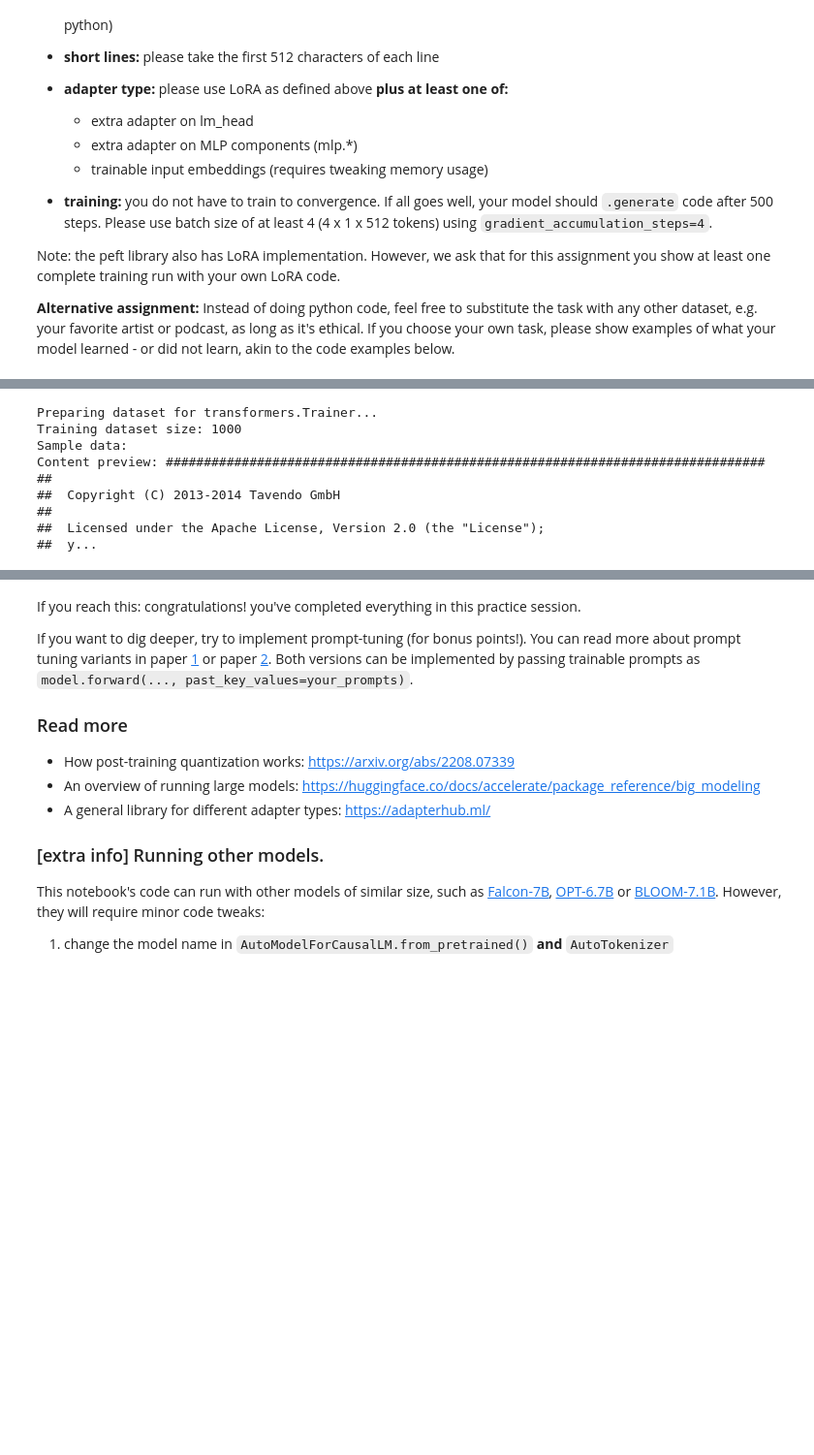
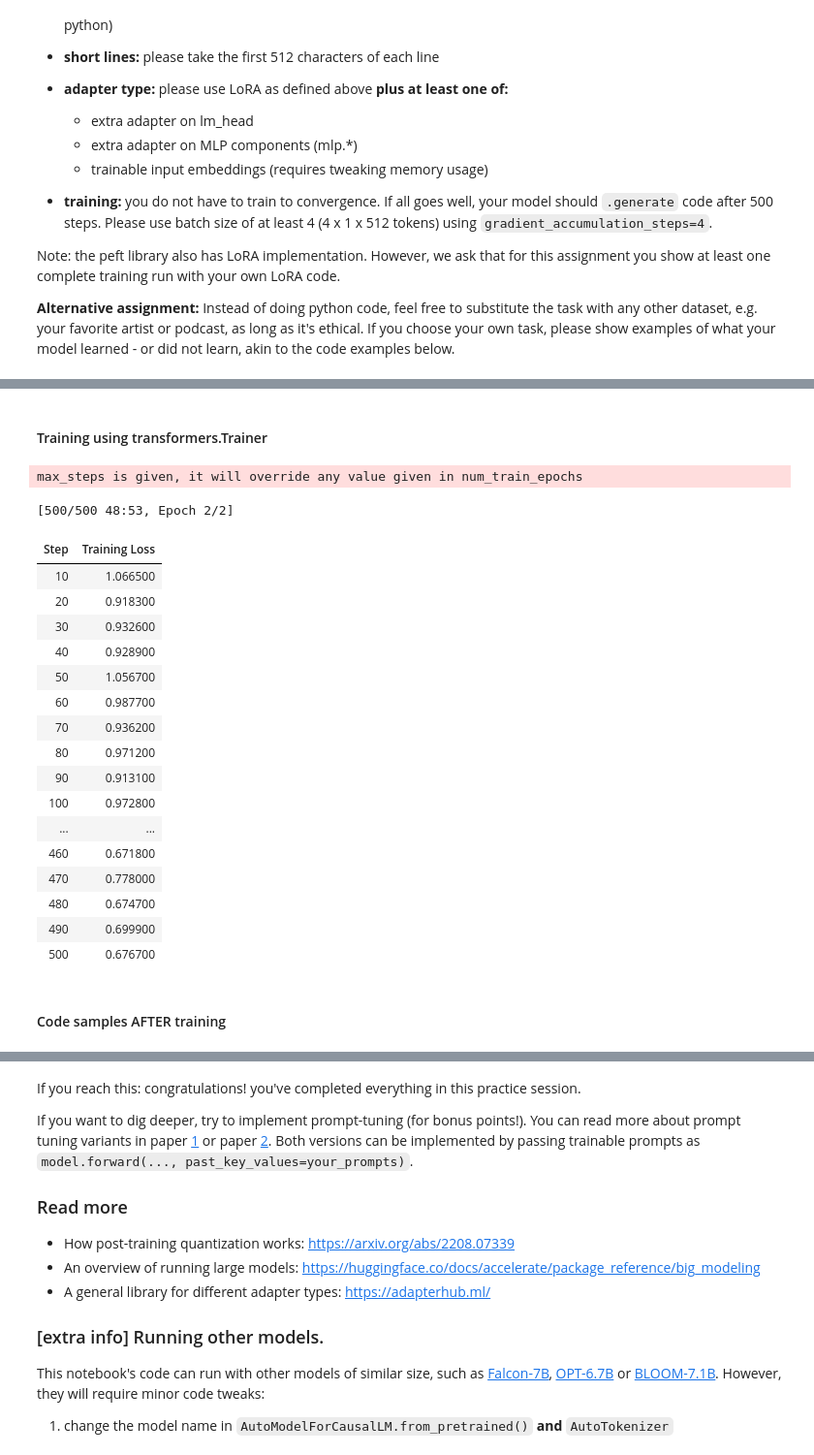
Before and after one commit to psaw/NLP-course, a Jupyter notebook: 6.Pretrain_finetune/week_6_homework.ipynb, the cells around one changed output, grey strips where cells are left out. Shown: that part at 97% size. Drawn from its saved outputs; the diff is of its cells as text; code cells hidden in the pictures; blank space fills up the shorter version.

Commit message:
Week 6 HW - PEFT - done

```diff
--- a/6.Pretrain_finetune/week_6_homework.ipynb
+++ b/6.Pretrain_finetune/week_6_homework.ipynb
@@ -508,0 +500,3 @@ Loading codeparrot-clean dataset...
+# %%
+# re-load the model to remove any previous PEFT tuners
+model, tokenizer = reload_model()
@@ -574,66 +663,60 @@ Trainable percentage: 0.52%
-# %%
-# Prepare dataset for training with Trainer
-print("Preparing dataset for transformers.Trainer...")
-
-# The dataset is already loaded and preprocessed
-print(f"Training dataset size: {len(dataset)}")
-print("Sample data:")
-print(f"Content preview: {dataset[0]['content'][:200]}...")
-
-# We'll tokenize the dataset in the training cell using Trainer's built-in functionality
-# %% [output]
-Preparing dataset for transformers.Trainer...
-Training dataset size: 1000
-Sample data:
-Content preview: ###############################################################################
-##
-##  Copyright (C) 2013-2014 Tavendo GmbH
-##
-##  Licensed under the Apache License, Version 2.0 (the "License");
-##  y...
+# %% [markdown]
+#### Training using transformers.Trainer
+# %%
+# Prepare the dataset for Trainer
+tokenized_dataset = dataset.map(
+    lambda sample: tokenizer(sample["content"], truncation=True, padding=False, max_length=512),
+    batched=True,
+    remove_columns=dataset.column_names,
+)
 # %%
-# Training using transformers.Trainer (similar to the example)
-print("Setting up training with transformers.Trainer...")
-
-# Prepare the dataset for Trainer
-def tokenize_function(examples):
-    return tokenizer(examples['content'], truncation=True, max_length=512, padding=False)
-
-# Tokenize the dataset
-tokenized_dataset = dataset.map(tokenize_function, batched=True)
-
 # Set model config for training
 model.config.use_cache = False  # Disable cache for training
 model._hf_peft_config_loaded = True  # Silence warning from HF trainer
 
-# Setup training arguments
 training_args = transformers.TrainingArguments(
     per_device_train_batch_size=1,  # Small batch size
-    gradient_accumulation_steps=4,   # Effective batch size = 4
+    gradient_accumulation_steps=4,  # Effective batch size = 4
     warmup_steps=50,
     max_steps=500,                  # Train for 500 steps
     learning_rate=2e-4,
     fp16=True,                      # Use mixed precision
     logging_steps=10,
     output_dir='./outputs',
     report_to=None,
     save_strategy="no",             # Don't save checkpoints
-    remove_unused_columns=False,    # Keep all columns
     dataloader_drop_last=False,     # Don't drop last batch
 )
 
 # Create trainer
 trainer = transformers.Trainer(
     model=model,
     train_dataset=tokenized_dataset,
     args=training_args,
     data_collator=transformers.DataCollatorForLanguageModeling(tokenizer, mlm=False)
 )
 
-# Start training
-print("Starting training...")
 trainer.train()
 
-print("Training completed!")
 model.eval()
 model.config.use_cache = True  # Re-enable cache for inference
+# %% [output]
+max_steps is given, it will override any value given in num_train_epochs
+[500/500 48:53, Epoch 2/2]
+| Step | Training Loss |
+| 10 | 1.066500 |
+| 20 | 0.918300 |
+| 30 | 0.932600 |
+| 40 | 0.928900 |
+| 50 | 1.056700 |
+| 60 | 0.987700 |
+| 70 | 0.936200 |
+| 80 | 0.971200 |
+| 90 | 0.913100 |
+| 100 | 0.972800 |
+| ... | ... |
+| 460 | 0.671800 |
+| 470 | 0.778000 |
+| 480 | 0.674700 |
+| 490 | 0.699900 |
+| 500 | 0.676700 |
@@ -680,0 +723,2 @@ print("="*80)
+# %% [markdown]
+#### Code samples AFTER training
```
Also changed, not shown: parts of 31 cells of this notebook.
